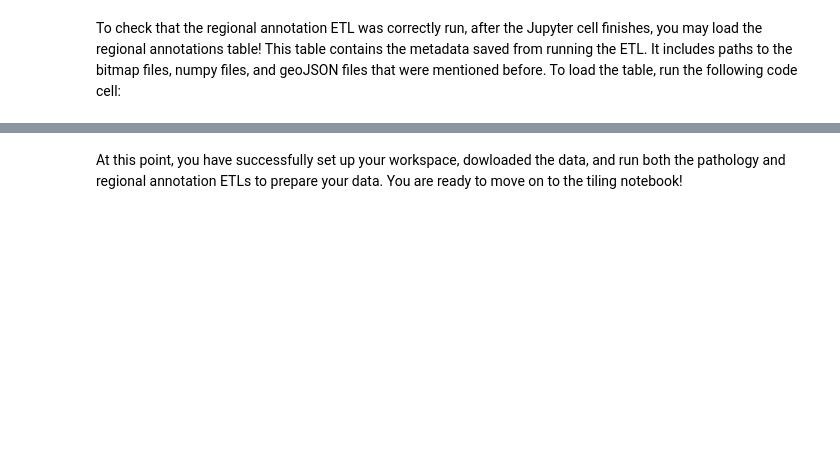
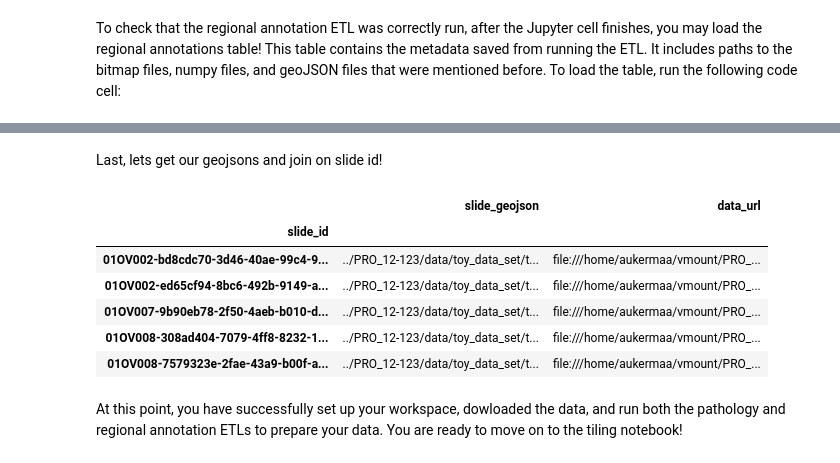
Before and after one commit to msk-mind/luna, a Jupyter notebook: docker/luna_tutorial/vmount/notebooks/1_dataset-prep.ipynb, the cells around one changed output, grey strips where cells are left out. Saved outputs shown, nothing was run; the diff lists cells and outputs as text; code cells hidden in the pictures; blank space fills up the shorter version.

```diff
--- a/docker/luna_tutorial/vmount/notebooks/1_dataset-prep.ipynb
+++ b/docker/luna_tutorial/vmount/notebooks/1_dataset-prep.ipynb
@@ -309,2 +255,18 @@ regional_annotation_table
+# %% [markdown]
+Last, lets get our geojsons and join on slide id!
+# %%
+pd.read_parquet("../PRO_12-123/data/toy_data_set/table/ANNOTATIONS/slide_annotation_dataset_TCGA collection_ov_regional.parquet") \
+    .query("type=='geojson'")[['slide_geojson']] \
+    .join(
+        pd.read_parquet("../PRO_12-123/data/toy_data_set/table/SLIDES/slide_ingest_PRO_12-123.parquet")['data_url']
+    )
+# %% [output]
+|  | slide_geojson | data_url |
+| slide_id |  |  |
+| 01OV002-bd8cdc70-3d46-40ae-99c4-9... | ../PRO_12-123/data/toy_data_set/t... | file:///home/aukermaa/vmount/PRO_... |
+| 01OV002-ed65cf94-8bc6-492b-9149-a... | ../PRO_12-123/data/toy_data_set/t... | file:///home/aukermaa/vmount/PRO_... |
+| 01OV007-9b90eb78-2f50-4aeb-b010-d... | ../PRO_12-123/data/toy_data_set/t... | file:///home/aukermaa/vmount/PRO_... |
+| 01OV008-308ad404-7079-4ff8-8232-1... | ../PRO_12-123/data/toy_data_set/t... | file:///home/aukermaa/vmount/PRO_... |
+| 01OV008-7579323e-2fae-43a9-b00f-a... | ../PRO_12-123/data/toy_data_set/t... | file:///home/aukermaa/vmount/PRO_... |
 # %% [markdown]
 At this point, you have successfully set up your workspace, dowloaded the data, and run both the pathology and regional annotation ETLs to prepare your data. You are ready to move on to the tiling notebook!
```
Also changed, not shown: parts of 14 cells of this notebook, 1 other file.
